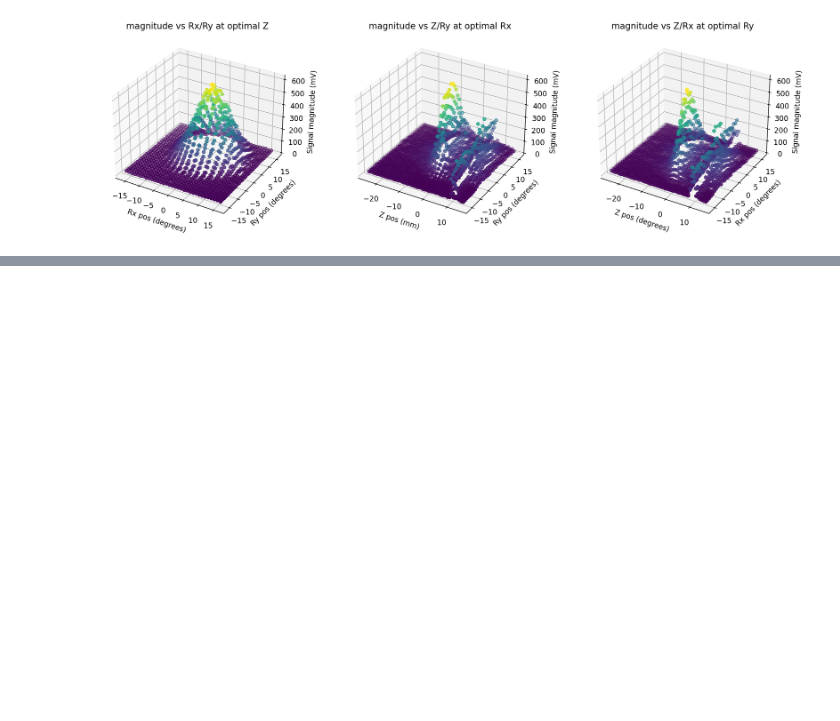
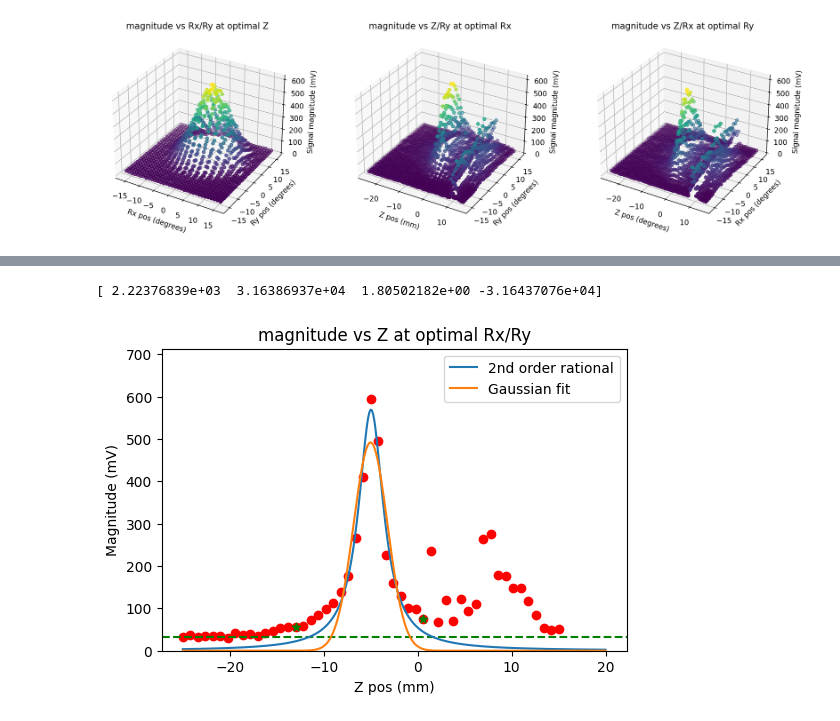
Before and after one commit to Benji-UW/COBOT-Transducer-Control-Code, a Jupyter notebook: Rebuilding_Everything/Debugging Scripts/Fullscan_renders.ipynb, the cells around one changed output, grey strips where cells are left out. Drawn from its saved outputs; the diff is of its cells as text; code cells hidden in the pictures; blank space fills up the shorter version.

```diff
--- a/Rebuilding_Everything/Debugging Scripts/Fullscan_renders.ipynb
+++ b/Rebuilding_Everything/Debugging Scripts/Fullscan_renders.ipynb
@@ -262,0 +275,60 @@ fig3.tight_layout()
+# %%
+from scipy.optimize import curve_fit
+
+fig4 = plt.axes()
+fig4.get_figure().dpi=100
+
+interpolation_windows= { \
+    "Z": [15,32], \
+    "Rx": [5,29], \
+    "Ry": [10,32]}
+
+t = {'Z': (z_isolated_mps, 'r', np.median(z_isolated_mps['mag']), 'g', \
+    'magnitude vs Z at optimal Rx/Ry', "Z pos (mm)"), \
+    'Rx': (Rx_isolated_mps, 'g', np.median(Rx_isolated_mps['mag']), 'b', \
+    'magnitude vs Rx at optimal Z/Ry', "Rx ang (deg)"), \
+    'Ry': (Ry_isolated_mps, 'b', np.median(Ry_isolated_mps['mag']), 'r', \
+    'magnitude vs Ry at optimal Z/Rx', "Ry ang (deg)")}
+
+b = "Z"
+a = interpolation_windows[b]
+
+fig4.scatter(t[b][0][b],t[b][0]['mag'], c=t[b][1])
+fig4.scatter(t[b][0].reset_index()[b][a],t[b][0].reset_index()['mag'][a], c=t[b][3], marker='*')
+fig4.axhline(np.median(dat['mag']), c='g',ls='--')
+
+fig4.set_title(t[b][4])
+fig4.set_xlabel(t[b][5])
+fig4.set_ylabel("Magnitude (mV)")
+
+def func(x, a, b, c):
+    return (a*(x**2)) + (b*x) + c
+
+def func1(x,a,b,c,d):
+    return (d/((a*(x**2)) + (b*x) + c))
+
+def func2(x,a,b,s,m):
+    return (a / (s * np.sqrt(2 * np.pi))) * (np.e)**(-0.5 * (((x-b) - m)/s)**2)
+
+# x = np.linspace(t[b][0].reset_index()[b][a[0]],t[b][0].reset_index()[b][a[1]])
+x = np.linspace(t[b][0][b].reset_index()[b][0],20,500)
+# print(t[b][0].reset_index()[b][a[0]:a[1]])
+
+# popt, pcov = curve_fit(func, t[b][0].reset_index()[b][a[0]:a[1]], t[b][0].reset_index()['mag'][a[0]:a[1]])
+# fig4.plot(x, func(x, *popt), label="2nd order poly fit")
+popt, pcov = curve_fit(func1, t[b][0].reset_index()[b][a[0]:a[1]], t[b][0].reset_index()['mag'][a[0]:a[1]])
+fig4.plot(x, func1(x, *popt), label="2nd order rational")
+popt, pcov = curve_fit(func2, t[b][0].reset_index()[b][a[0]:a[1]], t[b][0].reset_index()['mag'][a[0]:a[1]])
+fig4.plot(x, func2(x, *popt), label="Gaussian fit")
+
+print(popt)
+# print(func(x, *popt))
+
+# fig4.legend(bbox_to_anchor=(1.56, 1.023))
+fig4.legend()
+fig4.set_ybound([0, t[b][0]['mag'].max() * 1.2])
+
+# odr.polynomial?
+# %% [output]
+[ 2.22376839e+03  3.16386937e+04  1.80502182e+00 -3.16437076e+04]
+[figure, added]
```
Also changed, not shown: parts of 10 cells of this notebook, 4 other files.
